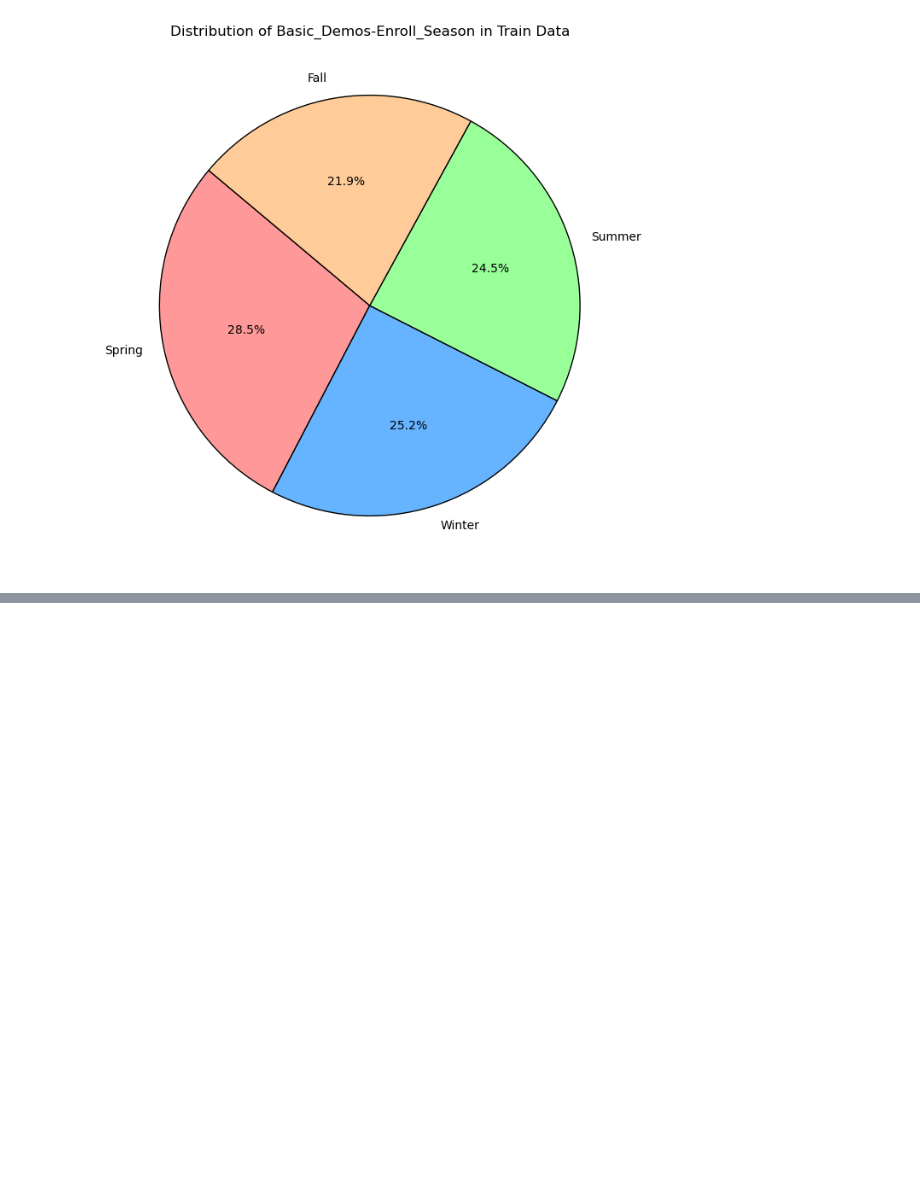
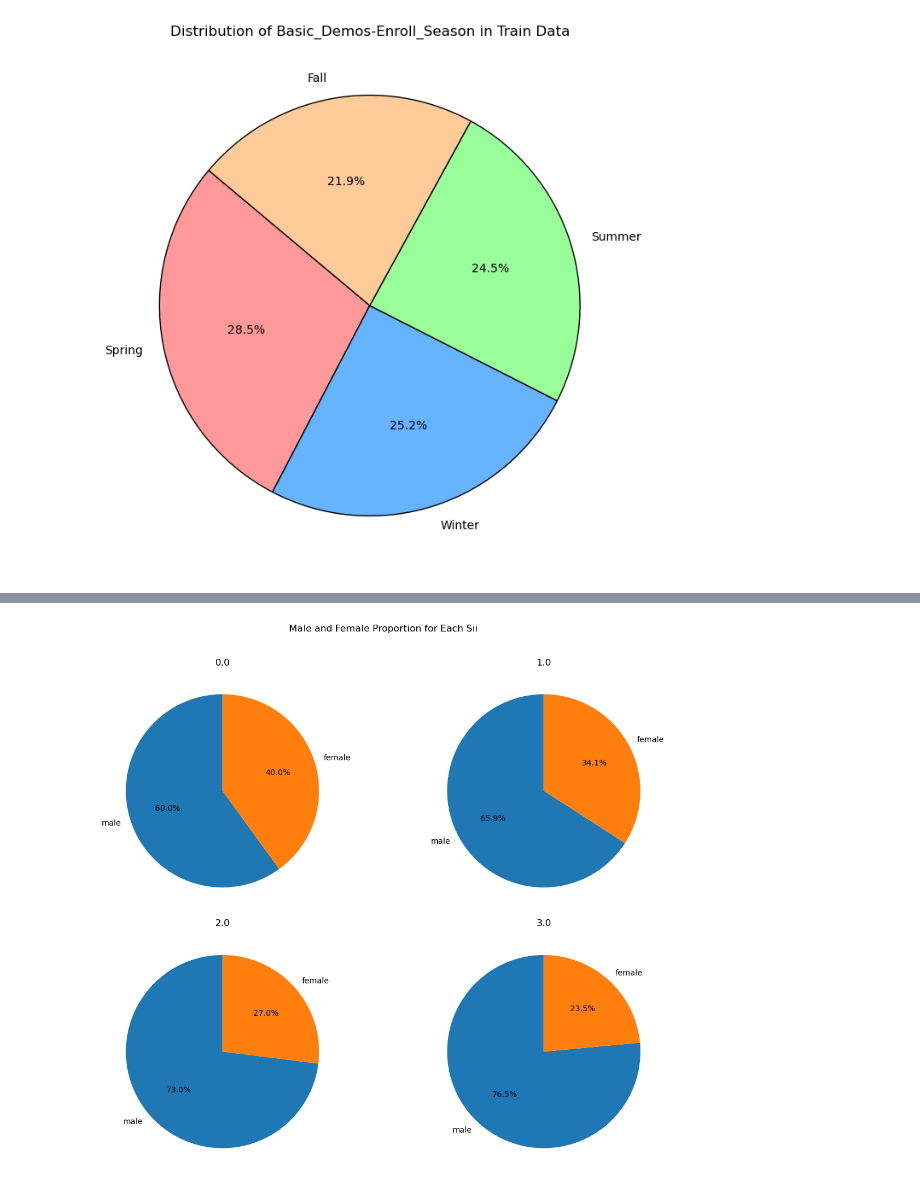
Before and after one commit to phoneTWS1/DM_FinalProject, a Jupyter notebook: chart.ipynb, the cells around one changed output, grey strips where cells are left out. Saved outputs shown, nothing was run; the diff lists cells and outputs as text; code cells hidden in the pictures; blank space fills up the shorter version.

```diff
--- a/chart.ipynb
+++ b/chart.ipynb
@@ -33,0 +48,30 @@ plt.show()
+# %%
+# 設置圖表的大小
+fig, axes = plt.subplots(2, 2, figsize=(12, 10))
+fig.suptitle("Male and Female Proportion for Each Sii")
+
+# 定義每個target的名稱（根據你的資料設置）
+target_labels = ["0.0", "1.0", "2.0", "3.0"]
+
+# 迴圈每個 target，畫出性別比例的圓餅圖
+for i, target in enumerate([0, 1, 2, 3]):
+    # 選擇與target對應的資料
+    data = train_df[train_df['sii'] == target]
+
+    # 計算男性和女性的數量
+    gender_counts = data['Basic_Demos-Sex'].value_counts()
+
+    # 確定子圖位置
+    row, col = i // 2, i % 2
+    ax = axes[row, col]
+
+    # 畫出圓餅圖
+    ax.pie(gender_counts, labels=gender_counts.index, autopct='%1.1f%%', startangle=90)
+    ax.set_title(target_labels[i])
+
+# 調整子圖間距
+plt.tight_layout()
+plt.subplots_adjust(top=0.9)  # 調整大標題和子圖之間的間距
+plt.show()
+# %% [output]
+[figure, added]
```
Also changed, not shown: parts of 5 cells of this notebook.
